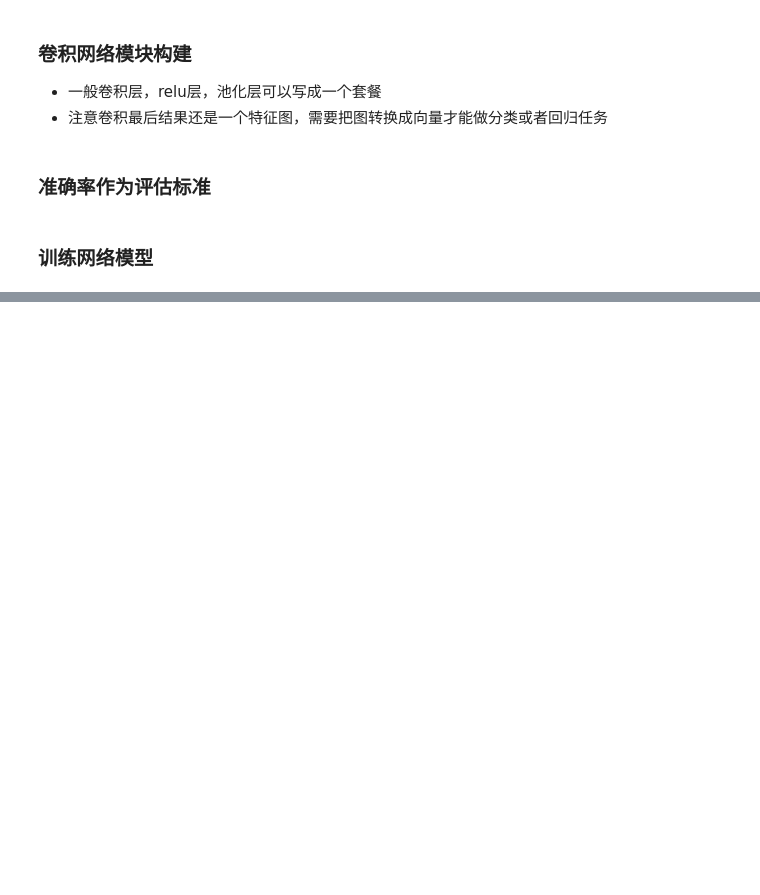
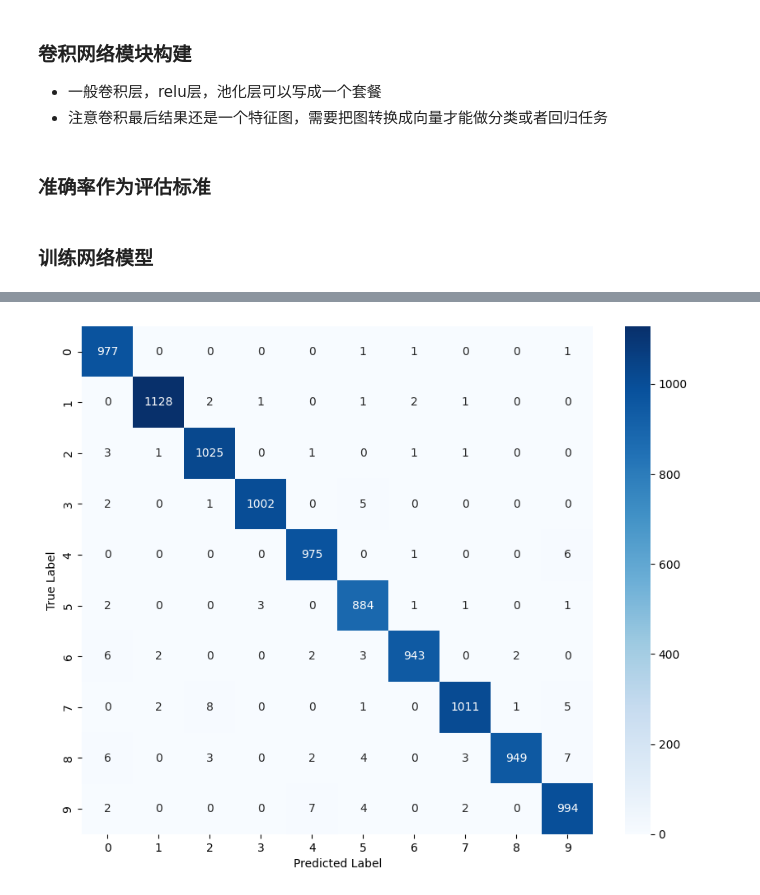
Before and after one commit to davidliu52/deeplearning, a Jupyter notebook: pytorch/cnn_handwriting_recognition.ipynb, the cells around one changed output, grey strips where cells are left out. Cells and saved outputs as stored; diff of their text form; code cells hidden in the pictures; blank space fills up the shorter version.

```diff
--- a/pytorch/cnn_handwriting_recognition.ipynb
+++ b/pytorch/cnn_handwriting_recognition.ipynb
@@ -145,0 +175,22 @@ KeyboardInterrupt:
+# %%
+#heatmap
+import seaborn as sns
+from sklearn.metrics import confusion_matrix
+net.eval()
+preds = []
+labels = []
+for (data, target) in test_loader:
+    output = net(data)
+    pred = torch.max(output.data, 1)[1]
+    preds.append(pred)
+    labels.append(target)
+preds = torch.cat(preds, dim=0)
+labels = torch.cat(labels, dim=0)
+cm = confusion_matrix(labels, preds)
+plt.figure(figsize=(10, 8))
+sns.heatmap(cm, annot=True, fmt='d', cmap='Blues')
+plt.xlabel('Predicted Label')
+plt.ylabel('True Label')
+plt.show()
+# %% [output]
+[figure, added]
```
Also changed, not shown: parts of 3 cells of this notebook.
